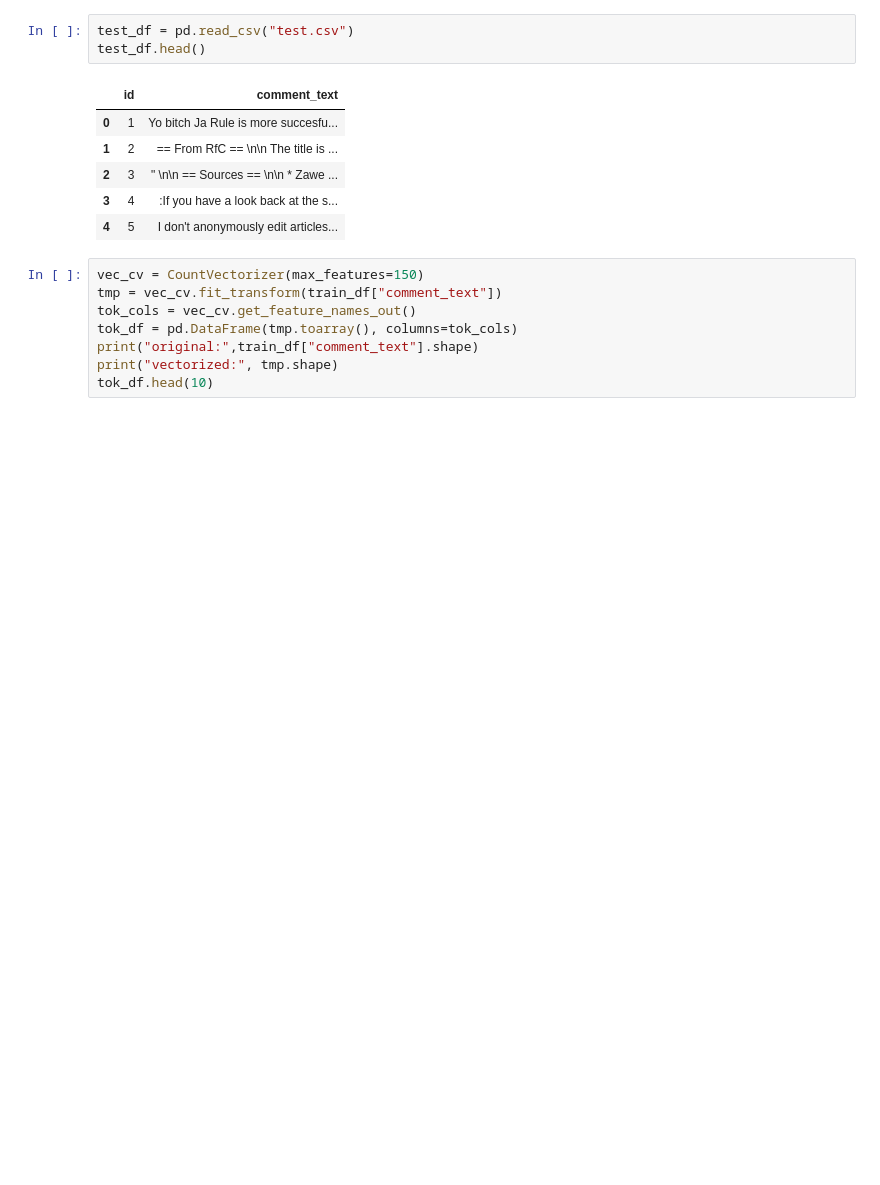
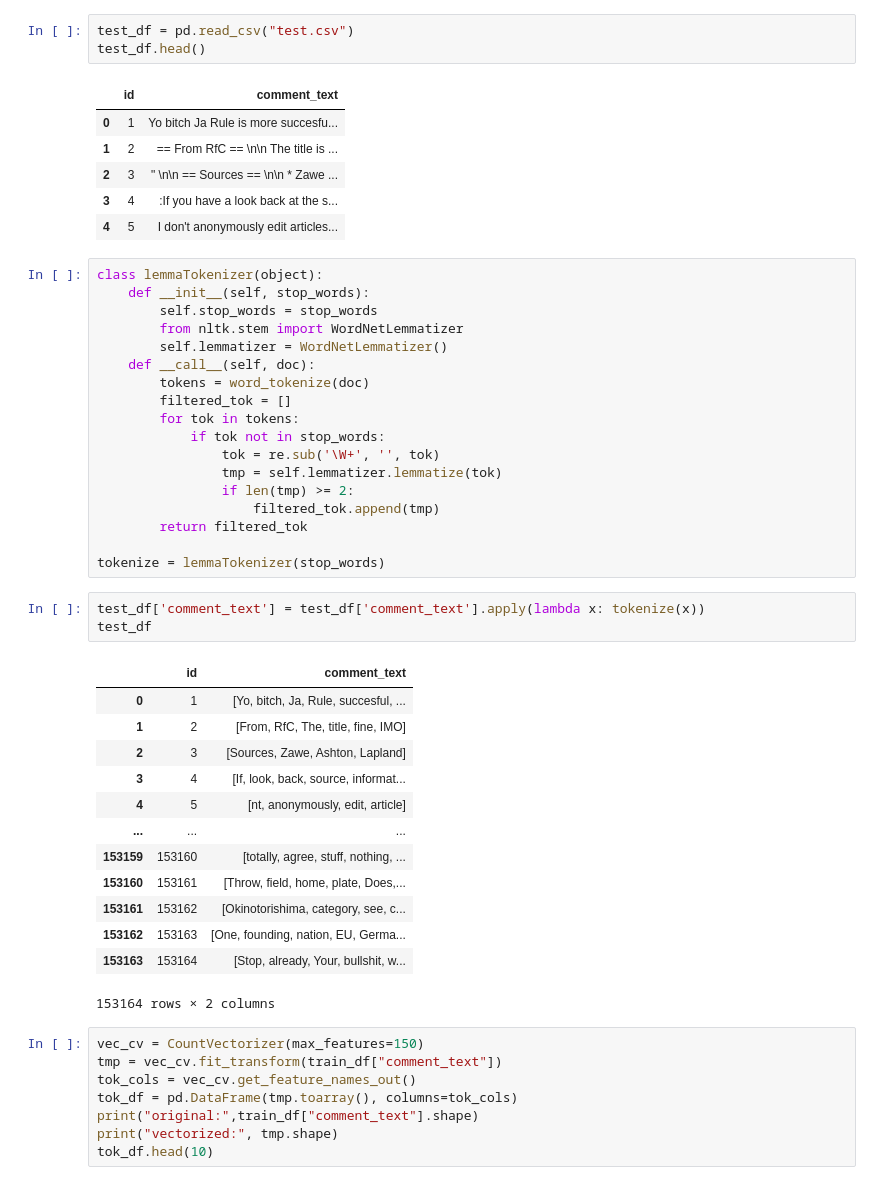
Before and after one commit to michaeljharris/ItML_Project_1_Students, a Jupyter notebook: proj_1_start.ipynb, the cells around one changed output. Cells and saved outputs as stored; diff of their text form; blank space fills up the shorter version.

```diff
--- a/proj_1_start.ipynb
+++ b/proj_1_start.ipynb
@@ -95,6 +100,41 @@ test_df.head()
 | 2 | 3 | " \n\n == Sources == \n\n * Zawe ... |
 | 3 | 4 | :If you have a look back at the s... |
 | 4 | 5 | I don't anonymously edit articles... |
+# %%
+class lemmaTokenizer(object):
+    def __init__(self, stop_words):
+        self.stop_words = stop_words
+        from nltk.stem import WordNetLemmatizer
+        self.lemmatizer = WordNetLemmatizer()
+    def __call__(self, doc):
+        tokens = word_tokenize(doc)
+        filtered_tok = []
+        for tok in tokens:
+            if tok not in stop_words:
+                tok = re.sub('\W+', '', tok)
+                tmp = self.lemmatizer.lemmatize(tok)
+                if len(tmp) >= 2:
+                    filtered_tok.append(tmp)
+        return filtered_tok
+
+tokenize = lemmaTokenizer(stop_words)
+# %%
+test_df['comment_text'] = test_df['comment_text'].apply(lambda x: tokenize(x))
+test_df
+# %% [output]
+|  | id | comment_text |
+| 0 | 1 | [Yo, bitch, Ja, Rule, succesful, ... |
+| 1 | 2 | [From, RfC, The, title, fine, IMO] |
+| 2 | 3 | [Sources, Zawe, Ashton, Lapland] |
+| 3 | 4 | [If, look, back, source, informat... |
+| 4 | 5 | [nt, anonymously, edit, article] |
+| ... | ... | ... |
+| 153159 | 153160 | [totally, agree, stuff, nothing, ... |
+| 153160 | 153161 | [Throw, field, home, plate, Does,... |
+| 153161 | 153162 | [Okinotorishima, category, see, c... |
+| 153162 | 153163 | [One, founding, nation, EU, Germa... |
+| 153163 | 153164 | [Stop, already, Your, bullshit, w... |
+153164 rows × 2 columns
 # %%
 vec_cv = CountVectorizer(max_features=150)
 tmp = vec_cv.fit_transform(train_df["comment_text"])
```
Also changed, not shown: parts of 15 cells of this notebook.
